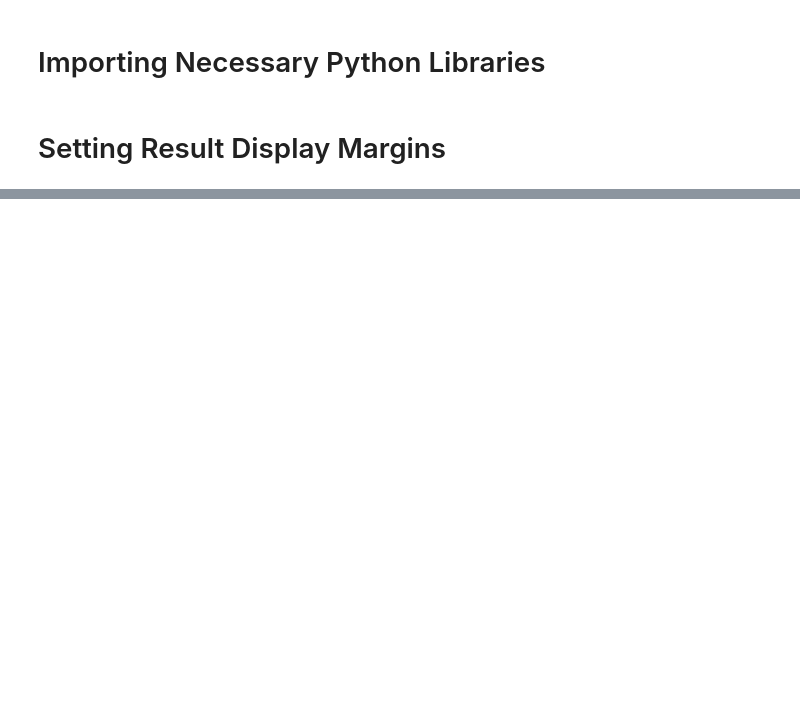
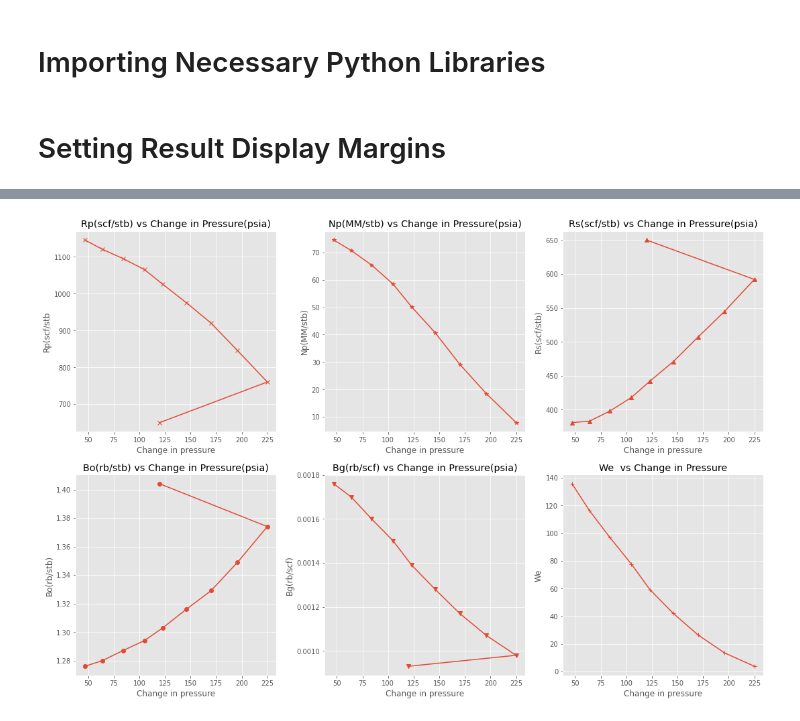
Before and after one commit to ChrisOmeh/Cyphercrescent_Test_Exercise, a Jupyter notebook: Solutions/Exercis One.ipynb, the cells around one changed output, grey strips where cells are left out. Cells and saved outputs as stored; diff of their text form; code cells hidden in the pictures; blank space fills up the shorter version.

```diff
--- a/Solutions/Exercis One.ipynb
+++ b/Solutions/Exercis One.ipynb
@@ -109,0 +119,24 @@ print(np.nan + np.nan)
+# %%
+f, ax = plt.subplots(nrows=2, ncols=3, figsize=(15,10), constrained_layout=True)
+#f.tight_layout()
+ax[0][0].plot(pvt_data["Change in Pressure(psia)"], pvt_data["Rp(scf/stb)"], marker = "x")
+ax[0][0].set_title("Rp(scf/stb) vs Change in Pressure(psia)")
+ax[0][0].set(xlabel='Change in pressure', ylabel='Rp(scf/stb')
+ax[0][1].plot(pvt_data["Change in Pressure(psia)"], pvt_data["Np(MM/stb)"], marker = '*')
+ax[0][1].set_title("Np(MM/stb) vs Change in Pressure(psia)")
+ax[0][1].set(xlabel='Change in pressure', ylabel='Np(MM/stb)')
+ax[0][2].plot(pvt_data["Change in Pressure(psia)"], pvt_data["Rs(scf/stb)"], marker = '^')
+ax[0][2].set_title("Rs(scf/stb) vs Change in Pressure(psia)")
+ax[0][2].set(xlabel='Change in pressure', ylabel='Rs(scf/stb)')
+ax[1][0].plot(pvt_data["Change in Pressure(psia)"], pvt_data["Bo(rb/stb)"], marker = "o")
+ax[1][0].set_title("Bo(rb/stb) vs Change in Pressure(psia)")
+ax[1][0].set(xlabel='Change in pressure', ylabel='Bo(rb/stb)')
+ax[1][1].plot(pvt_data["Change in Pressure(psia)"], pvt_data["Bg(rb/scf)"], marker = "v")
+ax[1][1].set_title("Bg(rb/scf) vs Change in Pressure(psia)")
+ax[1][1].set(xlabel='Change in pressure', ylabel='Bg(rb/scf)')
+ax[1][2].plot(pvt_data["Change in Pressure(psia)"],pvt_data["We"], marker = "+")
+ax[1][2].set_title("We  vs Change in Pressure")
+ax[1][2].set(xlabel='Change in pressure', ylabel='We')
+plt.show()
+# %% [output]
+[figure, added]
```
Also changed, not shown: parts of 14 cells of this notebook, 2 other files.
